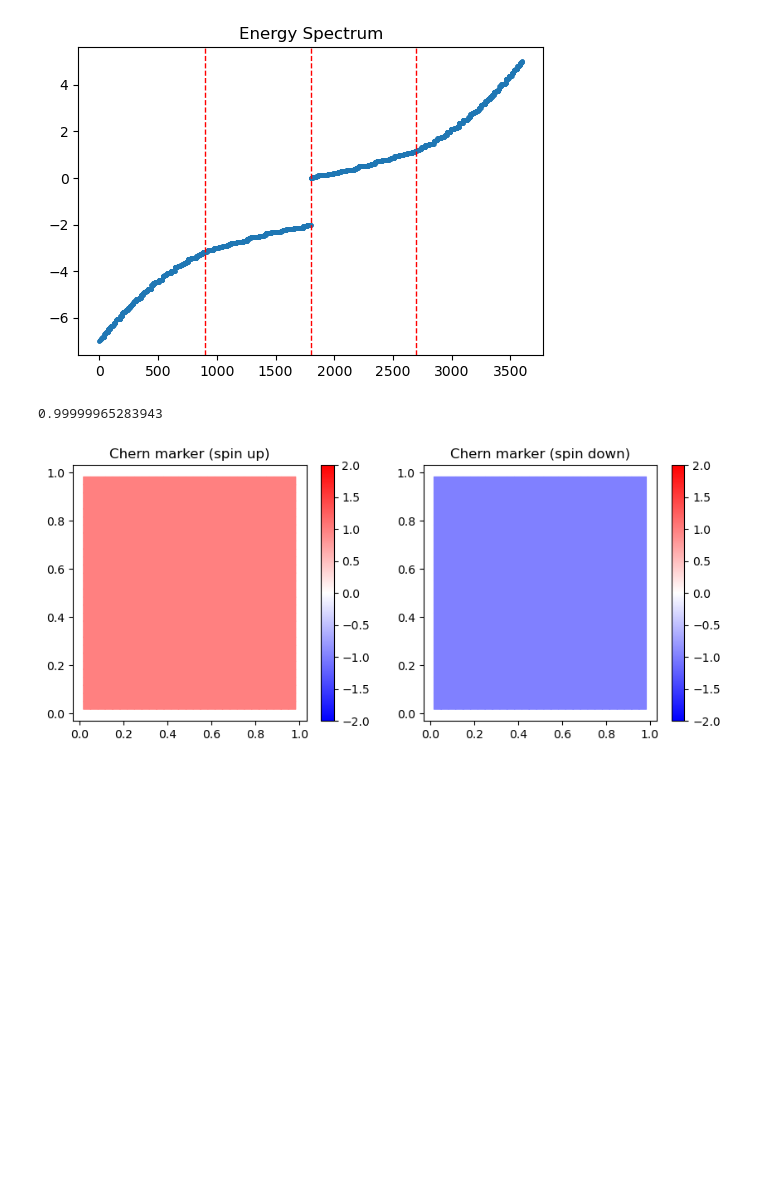
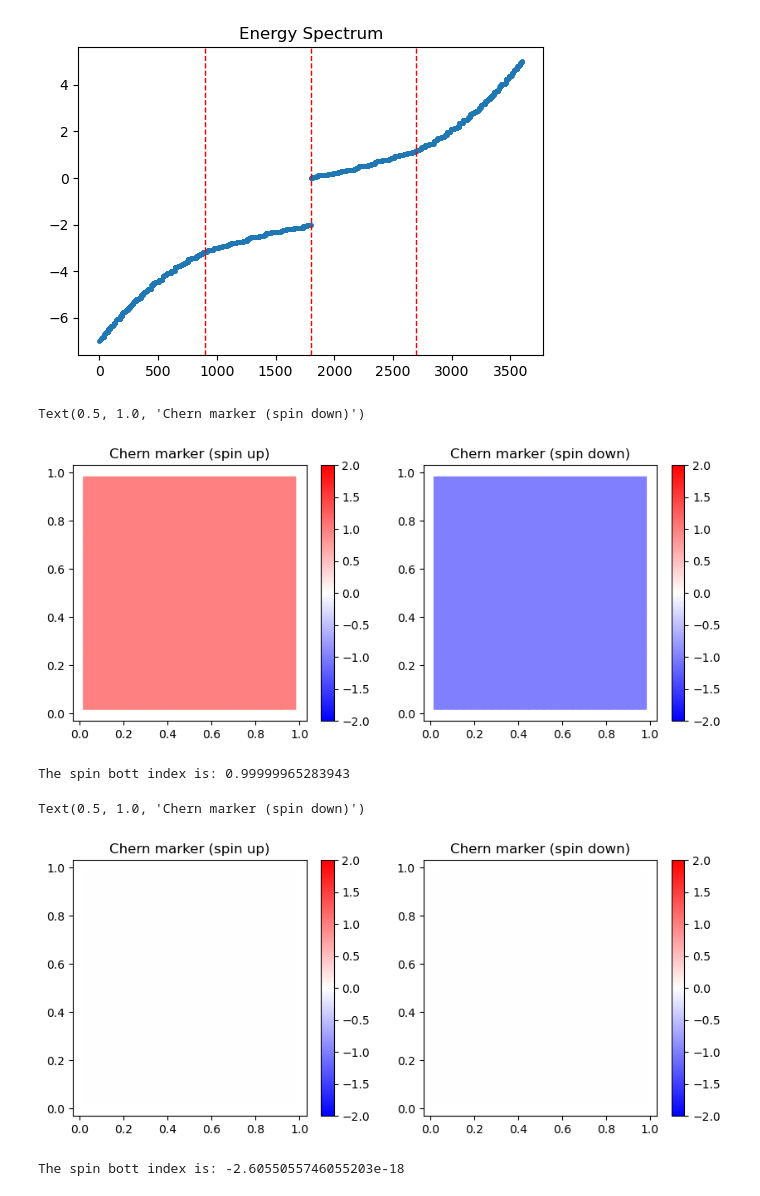
Before and after one commit to dpreuo/bott_rot_w-laura_adolfo, a Jupyter notebook: bhz.ipynb, the cells around one changed output. Drawn from its saved outputs; the diff is of its cells as text; code cells hidden in the pictures; blank space fills up the shorter version.

```diff
--- a/bhz.ipynb
+++ b/bhz.ipynb
@@ -64,17 +64,21 @@ params = {
     "wp_vals": 0 * np.random.rand(square_lat.n_vertices) * 2 - 1,
 }
 
-h = bhz_ham(square_lat, **params)
+hamiltonian = bhz_ham(square_lat, **params)
 
 
 #### plotting ####
 fig, ax = plt.subplots(1, 3, figsize=(10, 3))
 pl.plot_edges(square_lat, ax=ax[0])
 ax[1].matshow(
-    h.real, cmap="bwr", clim=(-np.max(np.abs(h.real)), np.max(np.abs(h.real)))
+    hamiltonian.real,
+    cmap="bwr",
+    clim=(-np.max(np.abs(hamiltonian.real)), np.max(np.abs(hamiltonian.real))),
 )
 ax[2].matshow(
-    h.imag, cmap="bwr", clim=(-np.max(np.abs(h.real)), np.max(np.abs(h.real)))
+    hamiltonian.imag,
+    cmap="bwr",
+    clim=(-np.max(np.abs(hamiltonian.real)), np.max(np.abs(hamiltonian.real))),
 )
 
 for a in ax:
@@ -91,7 +95,7 @@ plt.show()
 # %%
 from scipy import linalg as la
 
-e, v = la.eigh(h)
+e, v = la.eigh(hamiltonian)
 
 fig, ax = plt.subplots(figsize=(6, 4))
 ax.scatter(range(len(e)), e, s=5)
@@ -139,10 +143,46 @@ fig.colorbar(c2, ax=ax[1])
 
 ax[0].set_title("Chern marker (spin up)")
 ax[1].set_title("Chern marker (spin down)")
-
-spin_bott = np.average((c_up - c_down) / 2)
-
-print(spin_bott)
 # %% [output]
-0.99999965283943
+Text(0.5, 1.0, 'Chern marker (spin down)')
 [figure]
+# %%
+spin_bott = np.average((c_up - c_down) / 2)
+
+print(f"The spin bott index is: {spin_bott}")
+# %% [output]
+The spin bott index is: 0.99999965283943
+# %%
+# make a Hadamard rotation in spin space
+
+hadamard = (1 / np.sqrt(2)) * np.array([[1, 1], [1, -1]])
+hadamard = np.kron(np.eye(2), hadamard)
+hadamard = np.kron(np.eye(square_lat.n_vertices), hadamard)
+
+p_up_hadamard = su @ hadamard @ full_proj @ hadamard @ su
+p_down_hadamard = sd @ hadamard @ full_proj @ hadamard @ sd
+
+c_up_hadamard = chern_marker(square_lat, p_up_hadamard, True)
+c_down_hadamard = chern_marker(square_lat, p_down_hadamard, True)
+# %%
+fig, ax = plt.subplots(1, 2, figsize=(10, 4))
+c1 = ax[0].tripcolor(
+    x_vals, y_vals, c_up_hadamard, shading="gouraud", cmap="bwr", vmin=-2, vmax=2
+)
+c2 = ax[1].tripcolor(
+    x_vals, y_vals, c_down_hadamard, shading="gouraud", cmap="bwr", vmin=-2, vmax=2
+)
+
+fig.colorbar(c1, ax=ax[0])
+fig.colorbar(c2, ax=ax[1])
+
+ax[0].set_title("Chern marker (spin up)")
+ax[1].set_title("Chern marker (spin down)")
+# %% [output]
+Text(0.5, 1.0, 'Chern marker (spin down)')
+[figure, added]
+# %%
+spin_bott_hadamard = np.average((c_up_hadamard - c_down_hadamard) / 2)
+print(f"The spin bott index is: {spin_bott_hadamard}")
+# %% [output]
+The spin bott index is: -2.6055055746055203e-18
```
